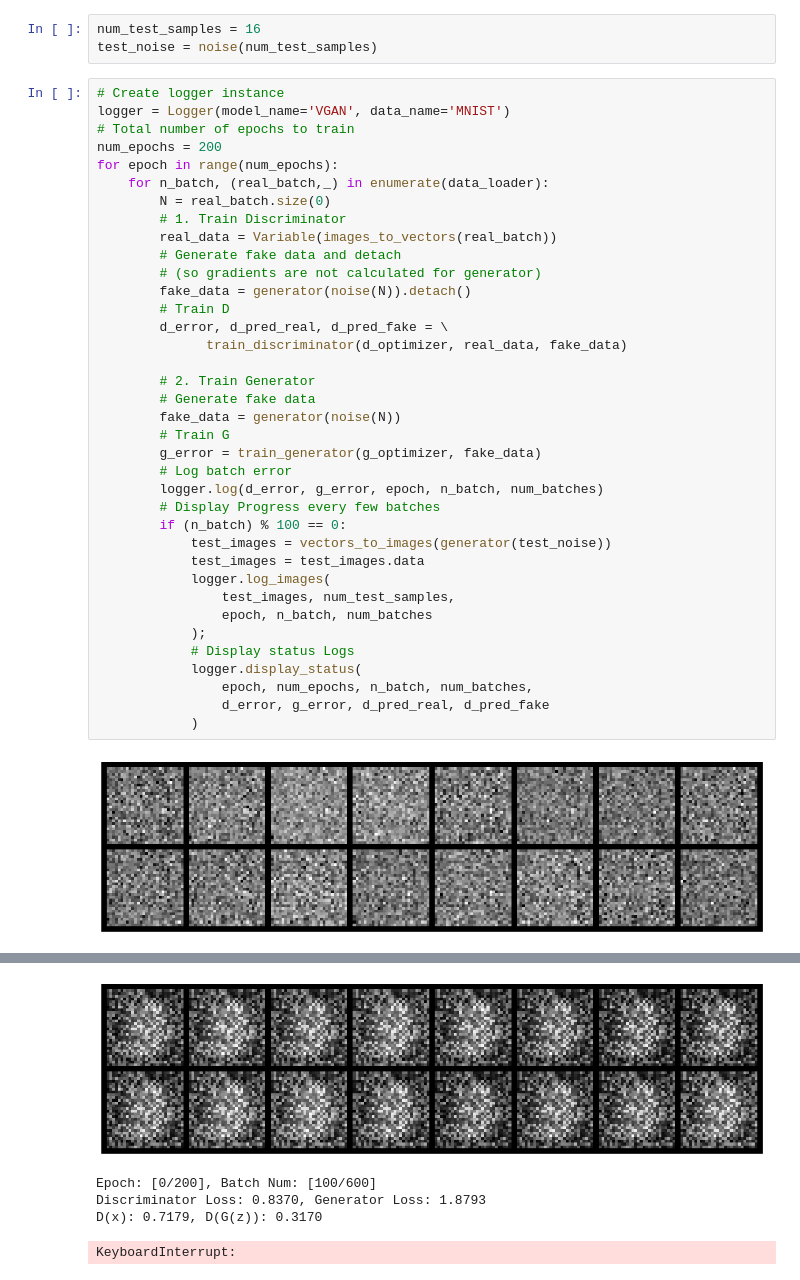
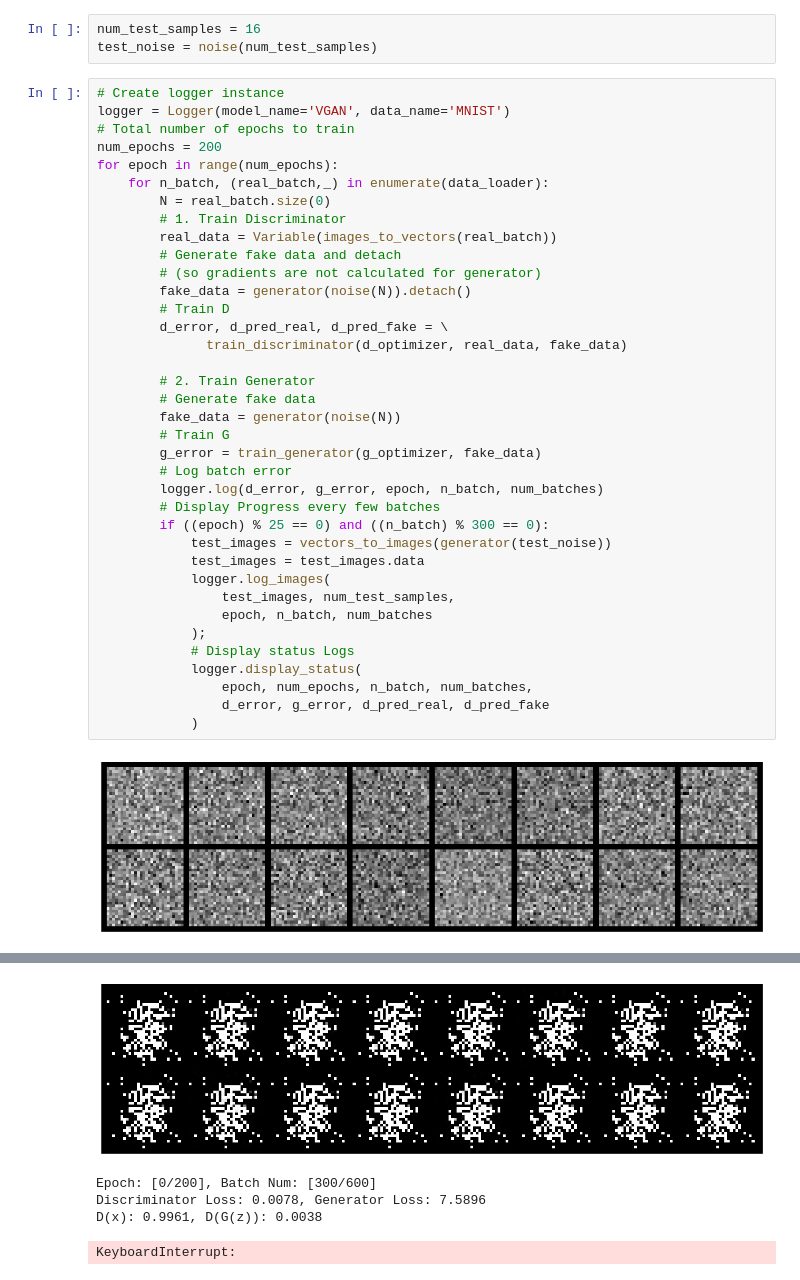
Before and after one commit to KubaJerz/CSCE790, a Jupyter notebook: HW02/gan.ipynb, the cells around one changed output, grey strips where cells are left out. Saved outputs shown, nothing was run; the diff lists cells and outputs as text.

```diff
--- a/HW02/gan.ipynb
+++ b/HW02/gan.ipynb
@@ -195,7 +195,7 @@ for epoch in range(num_epochs):
         # Log batch error
         logger.log(d_error, g_error, epoch, n_batch, num_batches)
         # Display Progress every few batches
-        if (n_batch) % 100 == 0:
+        if ((epoch) % 25 == 0) and ((n_batch) % 300 == 0):
             test_images = vectors_to_images(generator(test_noise))
             test_images = test_images.data
             logger.log_images(
@@ -208,5 +208,5 @@ for epoch in range(num_epochs):
                 d_error, g_error, d_pred_real, d_pred_fake
             )
 # %% [output]
-[figure, old version]
+[figure, new version]
 Epoch: [0/200], Batch Num: [0/600]
@@ -215,5 +215,5 @@ D(x): 0.5032, D(G(z)): 0.4955
-[figure, old version]
+[figure, new version]
-Epoch: [0/200], Batch Num: [100/600]
-Discriminator Loss: 0.8370, Generator Loss: 1.8793
-D(x): 0.7179, D(G(z)): 0.3170
+Epoch: [0/200], Batch Num: [300/600]
+Discriminator Loss: 0.0078, Generator Loss: 7.5896
+D(x): 0.9961, D(G(z)): 0.0038
 KeyboardInterrupt:
```
Also changed, not shown: parts of 1 cell of this notebook.
